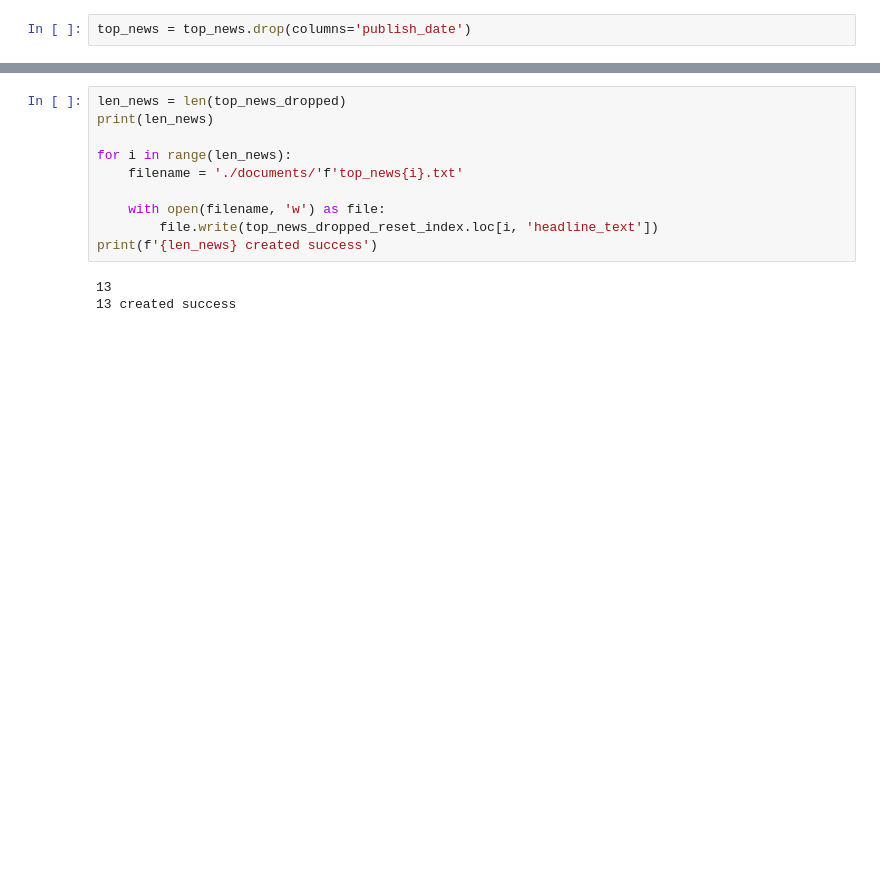
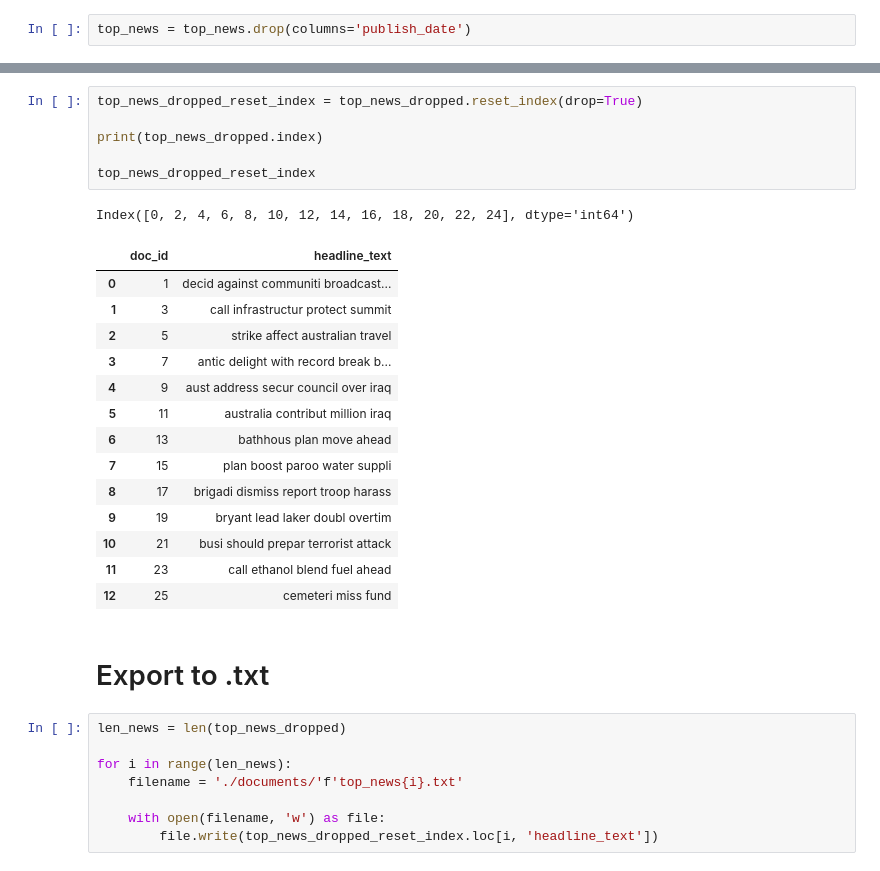
Before and after one commit to KrishnanditoLksn/News-InformationRetrieval, a Jupyter notebook: top_news.ipynb, the cells around one changed output, grey strips where cells are left out. Drawn from its saved outputs; the diff is of its cells as text; blank space fills up the shorter version.

```diff
--- a/top_news.ipynb
+++ b/top_news.ipynb
@@ -141,13 +175,32 @@ top_news_dropped_reset_index = top_news_dropped.reset_index(drop=True)
+# %%
+top_news_dropped_reset_index = top_news_dropped.reset_index(drop=True)
+
+print(top_news_dropped.index)
+
+top_news_dropped_reset_index
+# %% [output]
+Index([0, 2, 4, 6, 8, 10, 12, 14, 16, 18, 20, 22, 24], dtype='int64')
+|  | doc_id | headline_text |
+| 0 | 1 | decid against communiti broadcast... |
+| 1 | 3 | call infrastructur protect summit |
+| 2 | 5 | strike affect australian travel |
+| 3 | 7 | antic delight with record break b... |
+| 4 | 9 | aust address secur council over iraq |
+| 5 | 11 | australia contribut million iraq |
+| 6 | 13 | bathhous plan move ahead |
+| 7 | 15 | plan boost paroo water suppli |
+| 8 | 17 | brigadi dismiss report troop harass |
+| 9 | 19 | bryant lead laker doubl overtim |
+| 10 | 21 | busi should prepar terrorist attack |
+| 11 | 23 | call ethanol blend fuel ahead |
+| 12 | 25 | cemeteri miss fund |
+# %% [markdown]
+# Export to .txt
 # %%
 len_news = len(top_news_dropped)
-print(len_news)
 
 for i in range(len_news):
     filename = './documents/'f'top_news{i}.txt'
 
     with open(filename, 'w') as file:
         file.write(top_news_dropped_reset_index.loc[i, 'headline_text'])
-print(f'{len_news} created success')
-# %% [output]
-13
-13 created success
```
Also changed, not shown: parts of 6 cells of this notebook.
